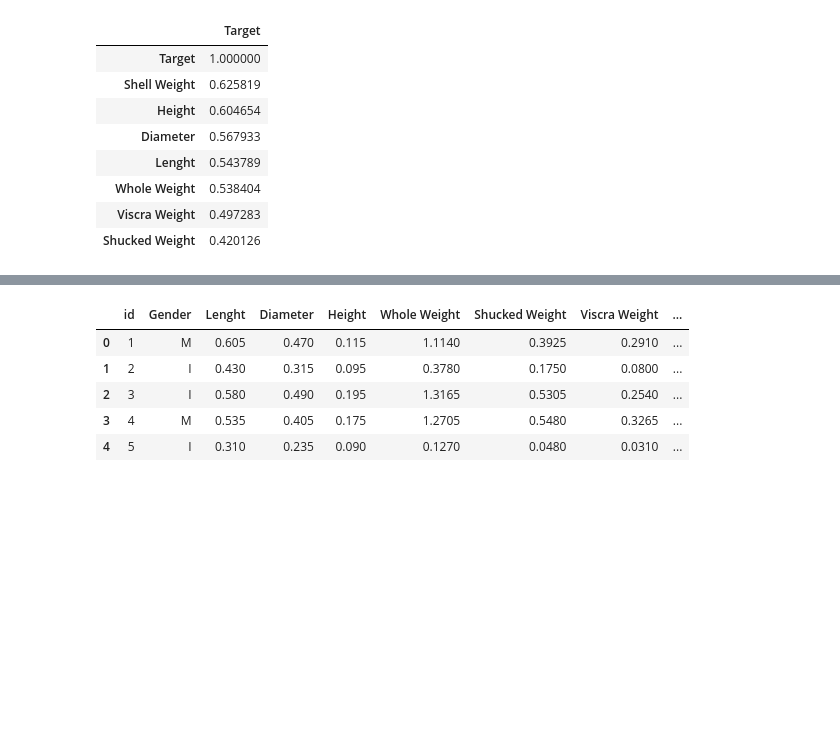
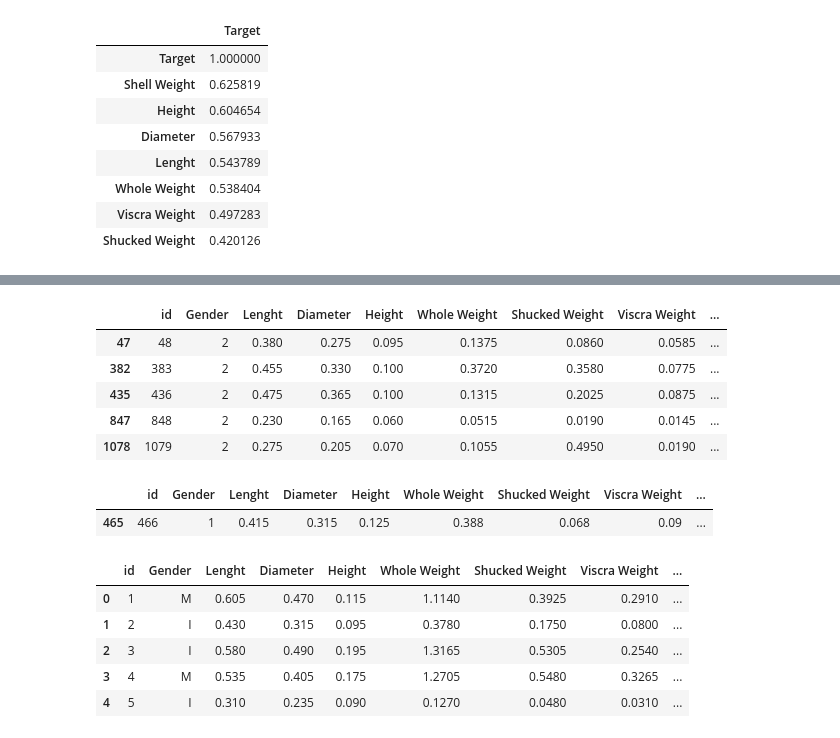
Before and after one commit to ethan528/Python, a Jupyter notebook: 전복 나이 예측 경진대회/전복 나이 예측 경진대회.ipynb, the cells around one changed output, grey strips where cells are left out. Drawn from its saved outputs; the diff is of its cells as text; code cells hidden in the pictures; blank space fills up the shorter version.

```diff
--- a/전복 나이 예측 경진대회/전복 나이 예측 경진대회.ipynb
+++ b/전복 나이 예측 경진대회/전복 나이 예측 경진대회.ipynb
@@ -221,0 +239,9 @@ df_temp28.style.background_gradient(cmap='viridis')
+# %%
+train_df[train_df["Whole Weight"] < train_df["Shucked Weight"] + train_df["Shell Weight"]]
+# %% [output]
+|  | id | Gender | Lenght | Diameter | Height | Whole Weight | Shucked Weight | Viscra Weight | ... |
+| 47 | 48 | 2 | 0.380 | 0.275 | 0.095 | 0.1375 | 0.0860 | 0.0585 | ... |
+| 382 | 383 | 2 | 0.455 | 0.330 | 0.100 | 0.3720 | 0.3580 | 0.0775 | ... |
+| 435 | 436 | 2 | 0.475 | 0.365 | 0.100 | 0.1315 | 0.2025 | 0.0875 | ... |
+| 847 | 848 | 2 | 0.230 | 0.165 | 0.060 | 0.0515 | 0.0190 | 0.0145 | ... |
+| 1078 | 1079 | 2 | 0.275 | 0.205 | 0.070 | 0.1055 | 0.4950 | 0.0190 | ... |
@@ -221,0 +250,5 @@ df_temp28.style.background_gradient(cmap='viridis')
+# %%
+train_df[train_df["Shucked Weight"] < train_df["Viscra Weight"]]
+# %% [output]
+|  | id | Gender | Lenght | Diameter | Height | Whole Weight | Shucked Weight | Viscra Weight | ... |
+| 465 | 466 | 1 | 0.415 | 0.315 | 0.125 | 0.388 | 0.068 | 0.09 | ... |
```
Also changed, not shown: parts of 18 cells of this notebook, 4 other files.
